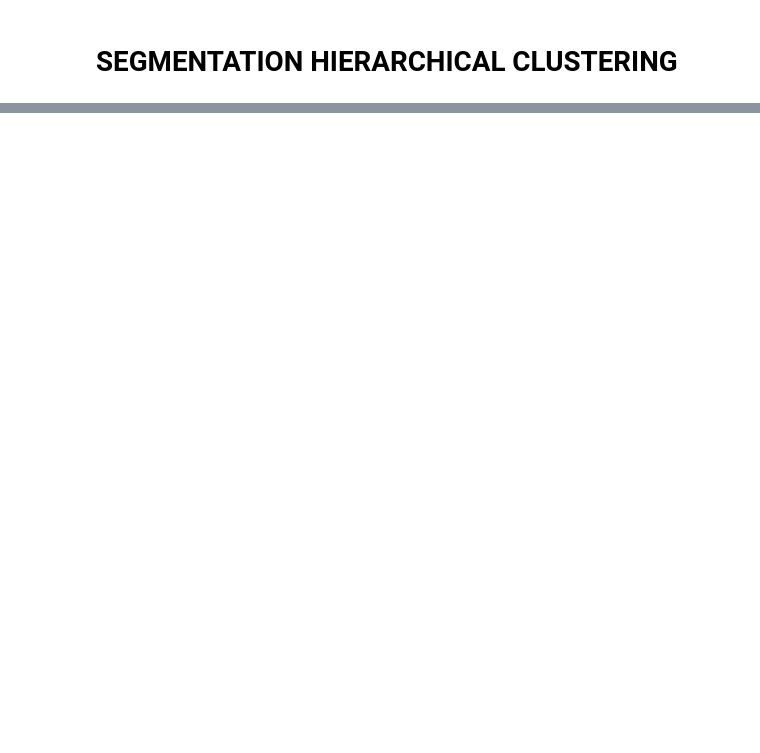
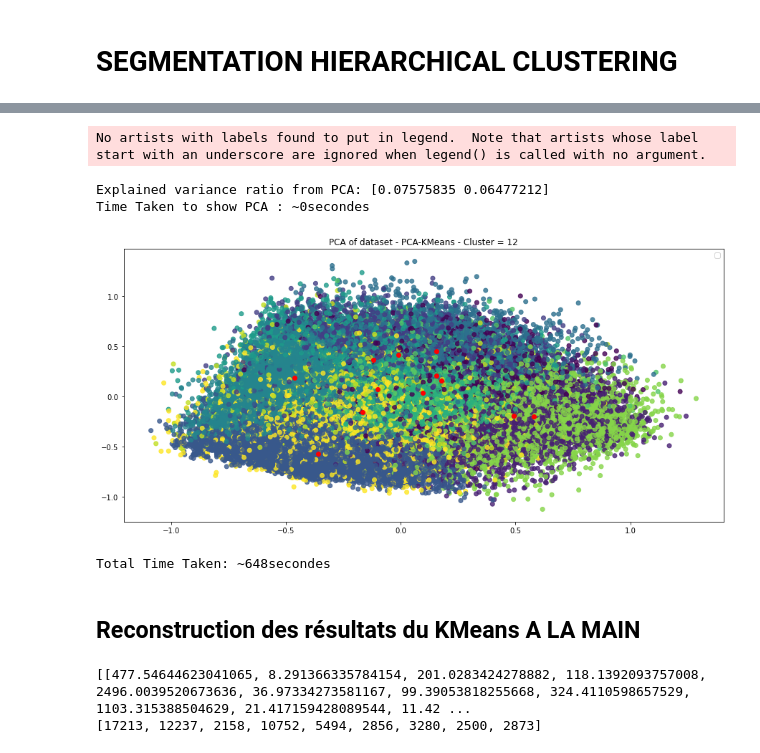
Before and after one commit to BlueTorche/STAGE-Wavenet-DelitraiteurBI, a Jupyter notebook: Usecase 2 - Segmentation Clientèle.ipynb, the cells around one changed output, grey strips where cells are left out. Cells and saved outputs as stored; diff of their text form; code cells hidden in the pictures; blank space fills up the shorter version.

```diff
--- a/Usecase 2 - Segmentation Clientèle.ipynb
+++ b/Usecase 2 - Segmentation Clientèle.ipynb
@@ -489,0 +635,3 @@ temp10kmodel = model
+# %%
+new_datas = pd.DataFrame(index=norm_clients_data.index, data = predict)
+print(new_datas)
@@ -489,0 +710,8 @@ temp10kmodel = model
+# %%
+start = time()
+
+model = KMeans(K_PCA, n_init = n_init)
+model.fit(new_datas)
+
+# environ 10s
+print("Time Taken to fit model : ~" + str(int(time() - start)) + "secondes")
@@ -489,0 +720,28 @@ temp10kmodel = model
+# %%
+start = time()
+
+PCA_centroid   = [{c:0 for c in norm_clients_data.columns} for _ in range(K_PCA)]
+PCA_cluster    = model.labels_
+PCA_proportion = [0 for _ in range(K_PCA)]
+
+for i in range(len(norm_clients_data.index)):
+    for c in norm_clients_data.columns:
+        PCA_centroid[PCA_cluster[i]][c] += norm_clients_data[c][norm_clients_data.index[i]]
+    PCA_proportion[PCA_cluster[i]]      += 1
+
+for i in range(K_PCA):
+    for c in norm_clients_data.columns:
+        PCA_centroid[i][c] /= PCA_proportion[i]
+
+PCA_interest = {i:[] for i in range(K_PCA)}
+
+treshold = Standard_Tresh if Standard_Norm else MinMax_Tesh
+
+for i in range(len(PCA_centroid)):
+    for c in norm_clients_data.columns:
+        if PCA_centroid[i][c] > treshold:
+            PCA_interest[i].append(c)
+
+#environ 2min
+print("Time Taken to get interests : ~" + str(int(time() - start)) + "secondes")
+print(PCA_interest)
@@ -489,0 +799,35 @@ temp10kmodel = model
+# %%
+PCA_Visualisation(norm_clients_data,
+                  PCA_cluster,
+                  [list(dic.values()) for dic in PCA_centroid],
+                  method = 'PCA-KMeans',
+                  threeD = threeD)
+# %% [output]
+No artists with labels found to put in legend.  Note that artists whose label start with an underscore are ignored when legend() is called with no argument.
+Explained variance ratio from PCA: [0.07575835 0.06477212]
+Time Taken to show PCA : ~0secondes
+[figure, added]
+# %%
+print("Total Time Taken: ~" + str(int(time() - Very_Start)) + "secondes")
+# %% [output]
+Total Time Taken: ~648secondes
+# %% [markdown]
+## Reconstruction des résultats du KMeans A LA MAIN
+# %%
+cluster_correspondance = {0:0, 1:1, 2:2, 3:3, 4:0, 5:1, 6:4,7:5, 8:6, 9:7, 10:0, 11:3, 12:0, 13:8}
+new_cluster = []
+for c in cluster:
+    new_cluster.append(cluster_correspondance[c])
+new_cluster_center = [[0 for _ in range(len(cluster_centers[0]))] for _ in range(9)]
+cluster_proportion = [0 for _ in range(9)]
+for i in range(len(cluster_centers)):
+    cluster_proportion[cluster_correspondance[i]] += cluster.tolist().count(i)
+    for j in range(len(cluster_centers[i])):
+        new_cluster_center[cluster_correspondance[i]][j] += cluster_centers[i][j]*cluster.tolist().count(i)
+
+for i in range(len(new_cluster_center)):
+    for j in range(len(new_cluster_center[i])):
+        new_cluster_center[i][j] /= cluster_proportion[i]
+# %% [output]
+[[477.54644623041065, 8.291366335784154, 201.0283424278882, 118.1392093757008, 2496.0039520673636, 36.97334273581167, 99.39053818255668, 324.4110598657529, 1103.315388504629, 21.417159428089544, 11.42 ...
+[17213, 12237, 2158, 10752, 5494, 2856, 3280, 2500, 2873]
```
Also changed, not shown: parts of 35 cells of this notebook, 1 other file.
